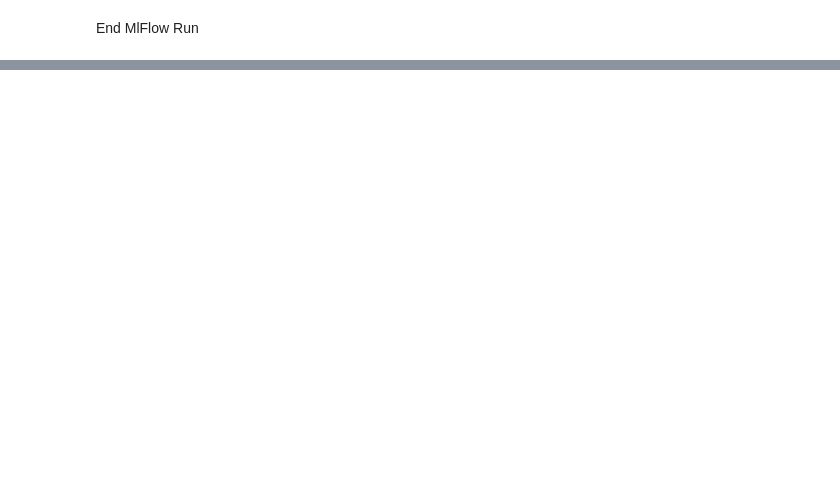
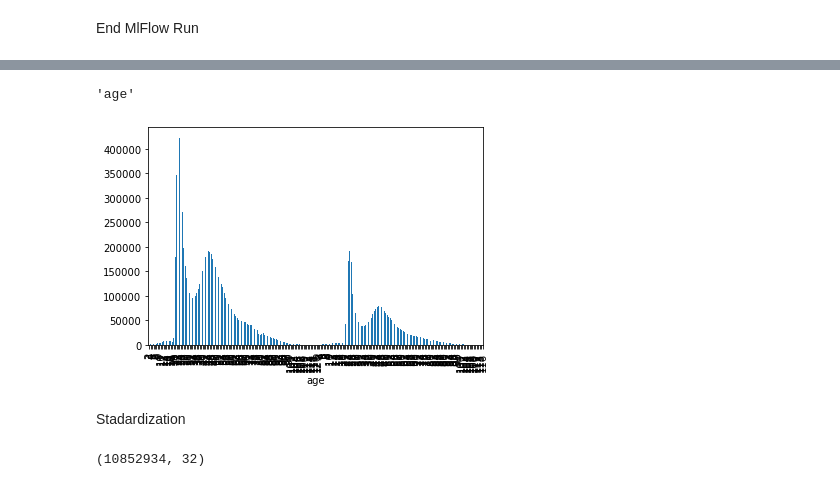
Before and after one commit to jpsoria6/santander-product-recomendation, a Jupyter notebook: main.ipynb, the cells around one changed output, grey strips where cells are left out. Drawn from its saved outputs; the diff is of its cells as text; code cells hidden in the pictures; blank space fills up the shorter version.

```diff
--- a/main.ipynb
+++ b/main.ipynb
@@ -131,0 +166,19 @@ mlflow.end_run()
+# %%
+nullValues = csv_train.isnull().sum()
+mlflow.set_tag('Null values on DataSet',nullValues)
+# %%
+df_without_nulls = csv_train[csv_train.renta.notnull()]
+# %%
+column_to_analize = 'age'
+mlflow.log_param('Column',column_to_analize)
+# %% [output]
+'age'
+# %%
+img_name = column_to_analize + '_bar_plot.png'
+fig = df_without_nulls.groupby(column_to_analize).size().plot(kind='bar').get_figure()
+fig.savefig(img_name)
+mlflow.log_artifact(img_name)
+# %% [output]
+[figure, added]
+# %% [markdown]
+Stadardization
@@ -131,0 +188,4 @@ mlflow.end_run()
+# %%
+df_clean.shape
+# %% [output]
+(10852934, 32)
```
Also changed, not shown: parts of 20 cells of this notebook, 34 other files.
